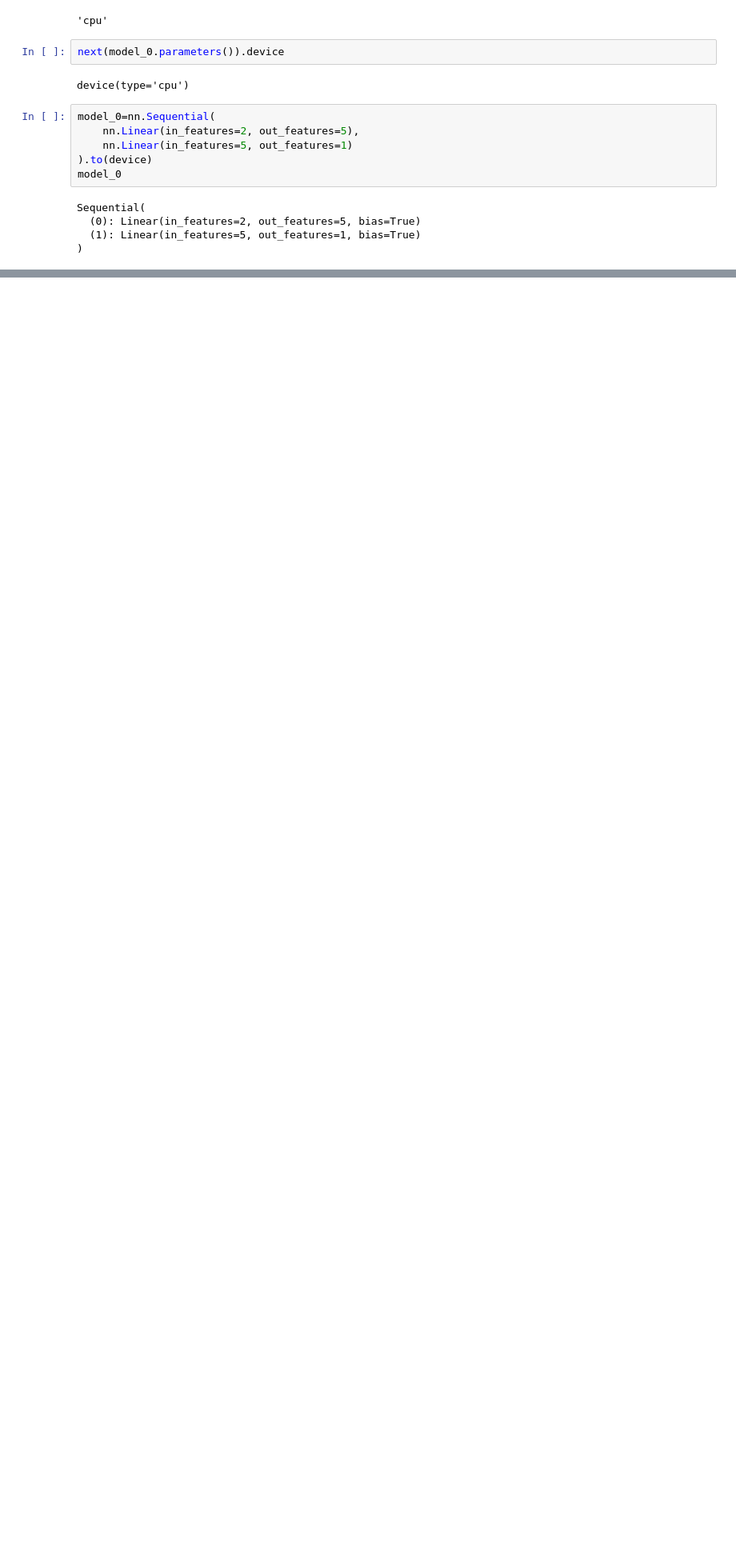
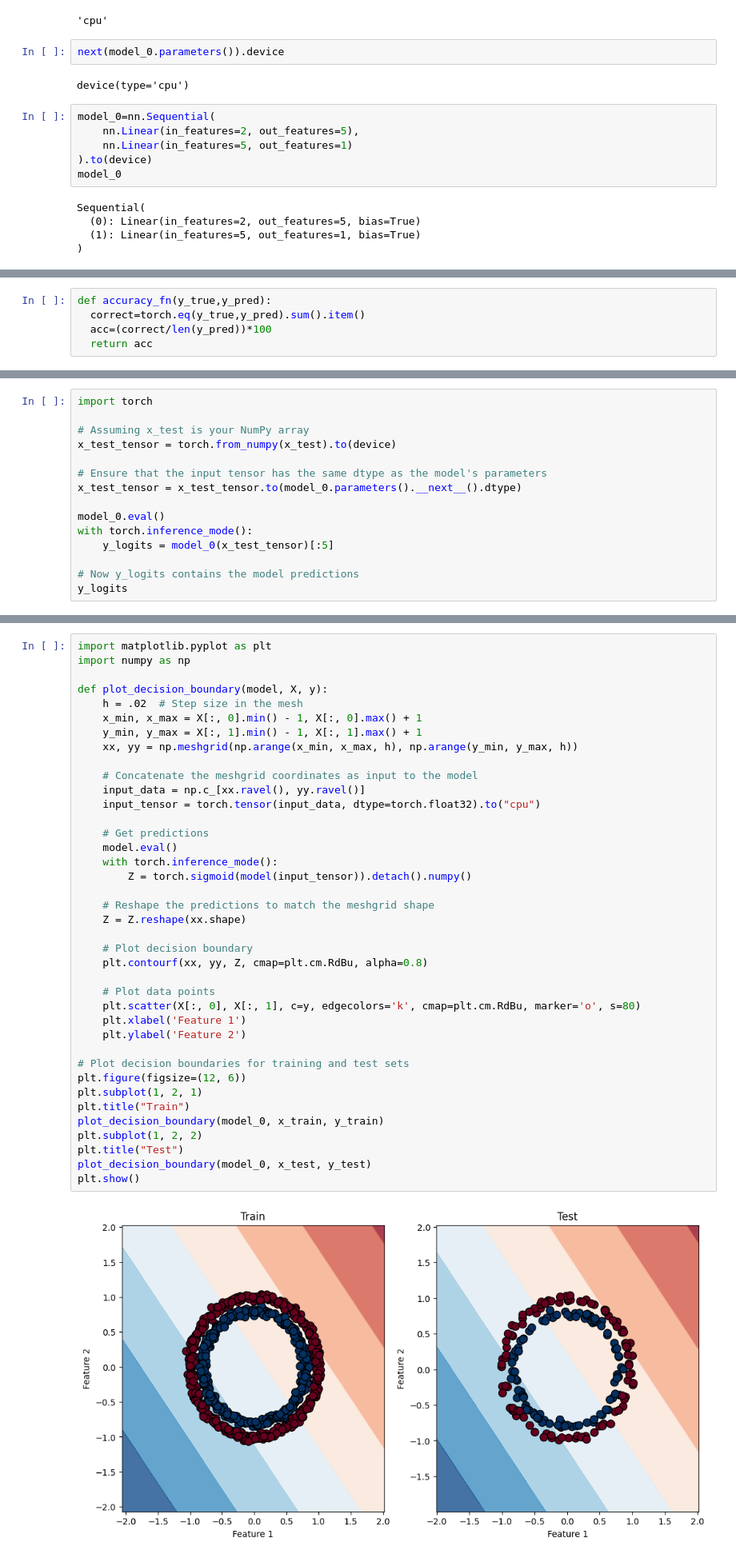
Before and after one commit to kavyareddy01/pytorchbirble, a Jupyter notebook: neuralnwclassification.ipynb, the cells around one changed output, grey strips where cells are left out. Shown at 80% size. Drawn from its saved outputs; the diff is of its cells as text; blank space fills up the shorter version.

```diff
--- a/neuralnwclassification.ipynb
+++ b/neuralnwclassification.ipynb
@@ -249,0 +329,5 @@ Sequential(
+# %%
+def accuracy_fn(y_true,y_pred):
+  correct=torch.eq(y_true,y_pred).sum().item()
+  acc=(correct/len(y_pred))*100
+  return acc
@@ -249,0 +371,15 @@ Sequential(
+# %%
+import torch
+
+# Assuming x_test is your NumPy array
+x_test_tensor = torch.from_numpy(x_test).to(device)
+
+# Ensure that the input tensor has the same dtype as the model's parameters
+x_test_tensor = x_test_tensor.to(model_0.parameters().__next__().dtype)
+
+model_0.eval()
+with torch.inference_mode():
+    y_logits = model_0(x_test_tensor)[:5]
+
+# Now y_logits contains the model predictions
+y_logits
@@ -249,0 +497,41 @@ Sequential(
+# %%
+import matplotlib.pyplot as plt
+import numpy as np
+
+def plot_decision_boundary(model, X, y):
+    h = .02  # Step size in the mesh
+    x_min, x_max = X[:, 0].min() - 1, X[:, 0].max() + 1
+    y_min, y_max = X[:, 1].min() - 1, X[:, 1].max() + 1
+    xx, yy = np.meshgrid(np.arange(x_min, x_max, h), np.arange(y_min, y_max, h))
+
+    # Concatenate the meshgrid coordinates as input to the model
+    input_data = np.c_[xx.ravel(), yy.ravel()]
+    input_tensor = torch.tensor(input_data, dtype=torch.float32).to("cpu")
+
+    # Get predictions
+    model.eval()
+    with torch.inference_mode():
+        Z = torch.sigmoid(model(input_tensor)).detach().numpy()
+
+    # Reshape the predictions to match the meshgrid shape
+    Z = Z.reshape(xx.shape)
+
+    # Plot decision boundary
+    plt.contourf(xx, yy, Z, cmap=plt.cm.RdBu, alpha=0.8)
+
+    # Plot data points
+    plt.scatter(X[:, 0], X[:, 1], c=y, edgecolors='k', cmap=plt.cm.RdBu, marker='o', s=80)
+    plt.xlabel('Feature 1')
+    plt.ylabel('Feature 2')
+
+# Plot decision boundaries for training and test sets
+plt.figure(figsize=(12, 6))
+plt.subplot(1, 2, 1)
+plt.title("Train")
+plot_decision_boundary(model_0, x_train, y_train)
+plt.subplot(1, 2, 2)
+plt.title("Test")
+plot_decision_boundary(model_0, x_test, y_test)
+plt.show()
+# %% [output]
+[figure, added]
```
Also changed, not shown: parts of 34 cells of this notebook.
